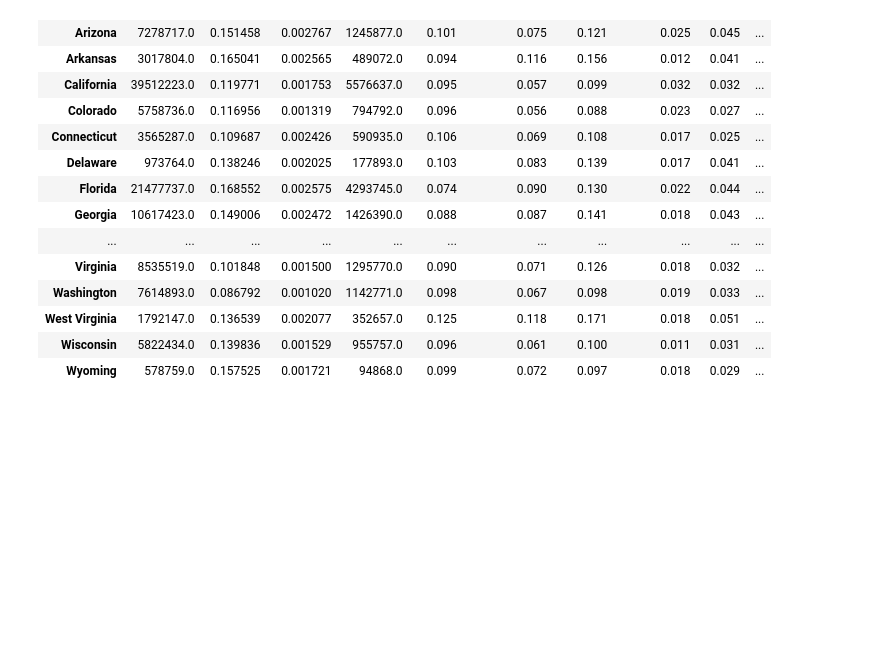
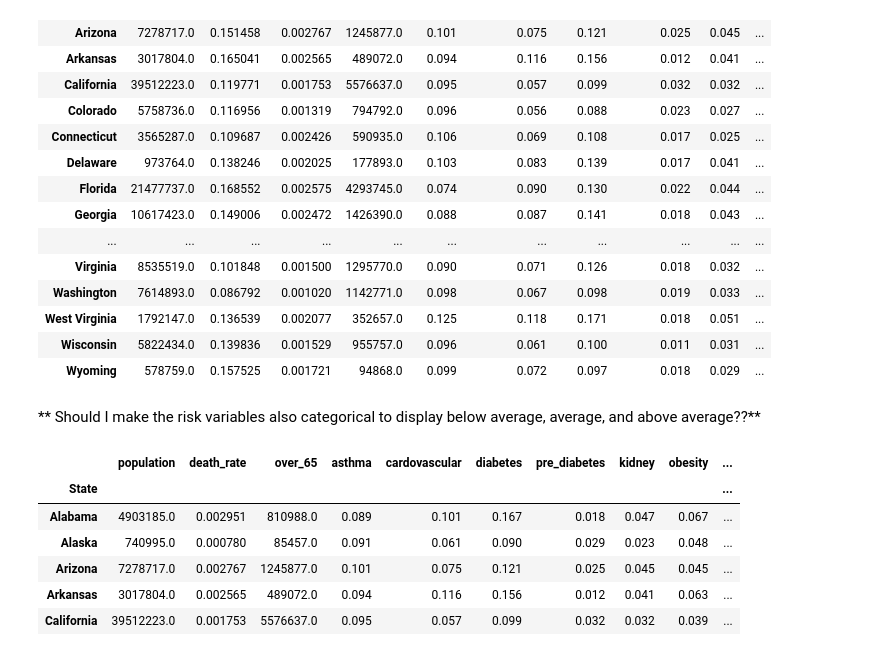
Before and after one commit to sdguerrette/capstone_project, a Jupyter notebook: Deliverable1_Practice/Practice_NN_COVID.ipynb, the cells around one changed output. Cells and saved outputs as stored; diff of their text form; code cells hidden in the pictures; blank space fills up the shorter version.

```diff
--- a/Deliverable1_Practice/Practice_NN_COVID.ipynb
+++ b/Deliverable1_Practice/Practice_NN_COVID.ipynb
@@ -278,3 +279,17 @@ risk_death_case_df
 | West Virginia | 1792147.0 | 0.136539 | 0.002077 | 352657.0 | 0.125 | 0.118 | 0.171 | 0.018 | 0.051 | ... |
 | Wisconsin | 5822434.0 | 0.139836 | 0.001529 | 955757.0 | 0.096 | 0.061 | 0.100 | 0.011 | 0.031 | ... |
 | Wyoming | 578759.0 | 0.157525 | 0.001721 | 94868.0 | 0.099 | 0.072 | 0.097 | 0.018 | 0.029 | ... |
+# %% [markdown]
+** Should I make the risk variables also categorical to display below average, average, and above average??**
+# %%
+# new df to drop case rate and focus on death rate
+death_bystate_stats = risk_death_case_df.drop(columns=["case_rate"], axis=1)
+death_bystate_stats.head(5)
+# %% [output]
+|  | population | death_rate | over_65 | asthma | cardovascular | diabetes | pre_diabetes | kidney | obesity | ... |
+| State |  |  |  |  |  |  |  |  |  | ... |
+| Alabama | 4903185.0 | 0.002951 | 810988.0 | 0.089 | 0.101 | 0.167 | 0.018 | 0.047 | 0.067 | ... |
+| Alaska | 740995.0 | 0.000780 | 85457.0 | 0.091 | 0.061 | 0.090 | 0.029 | 0.023 | 0.048 | ... |
+| Arizona | 7278717.0 | 0.002767 | 1245877.0 | 0.101 | 0.075 | 0.121 | 0.025 | 0.045 | 0.045 | ... |
+| Arkansas | 3017804.0 | 0.002565 | 489072.0 | 0.094 | 0.116 | 0.156 | 0.012 | 0.041 | 0.063 | ... |
+| California | 39512223.0 | 0.001753 | 5576637.0 | 0.095 | 0.057 | 0.099 | 0.032 | 0.032 | 0.039 | ... |
```
Also changed, not shown: parts of 2 cells of this notebook.
